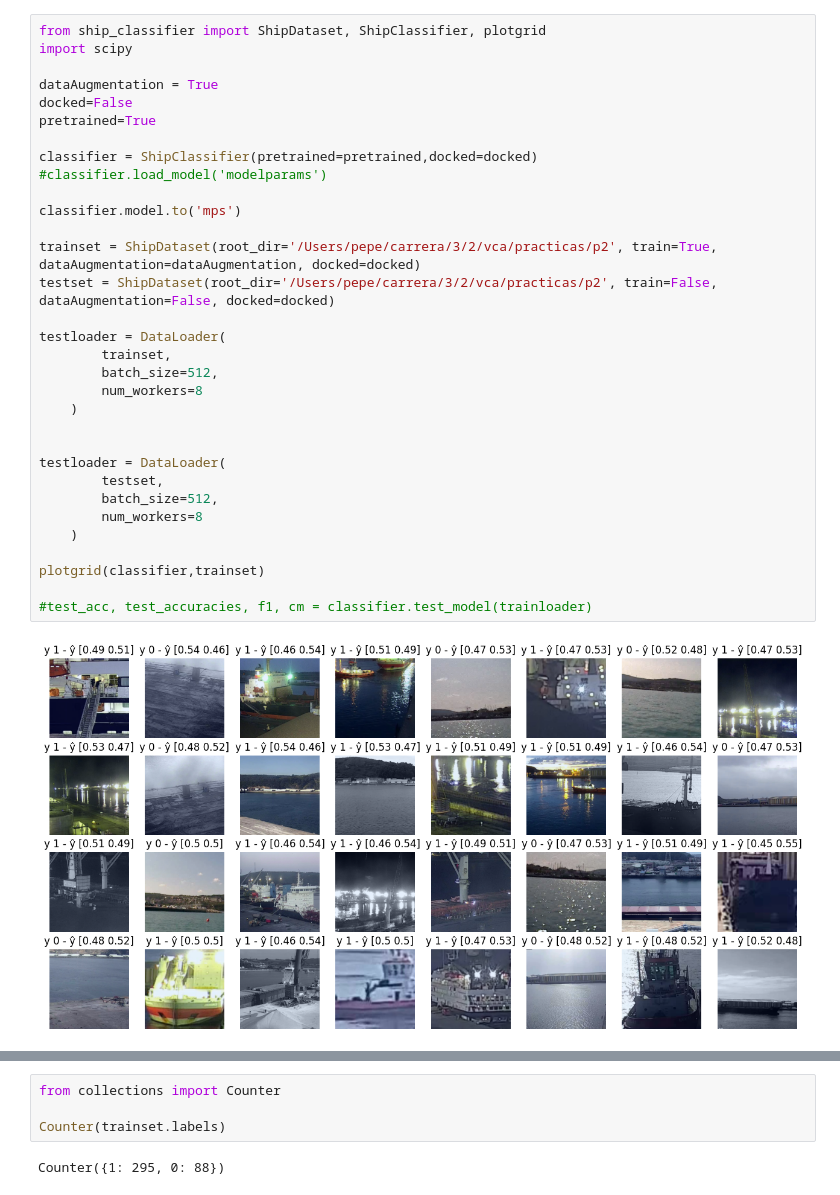
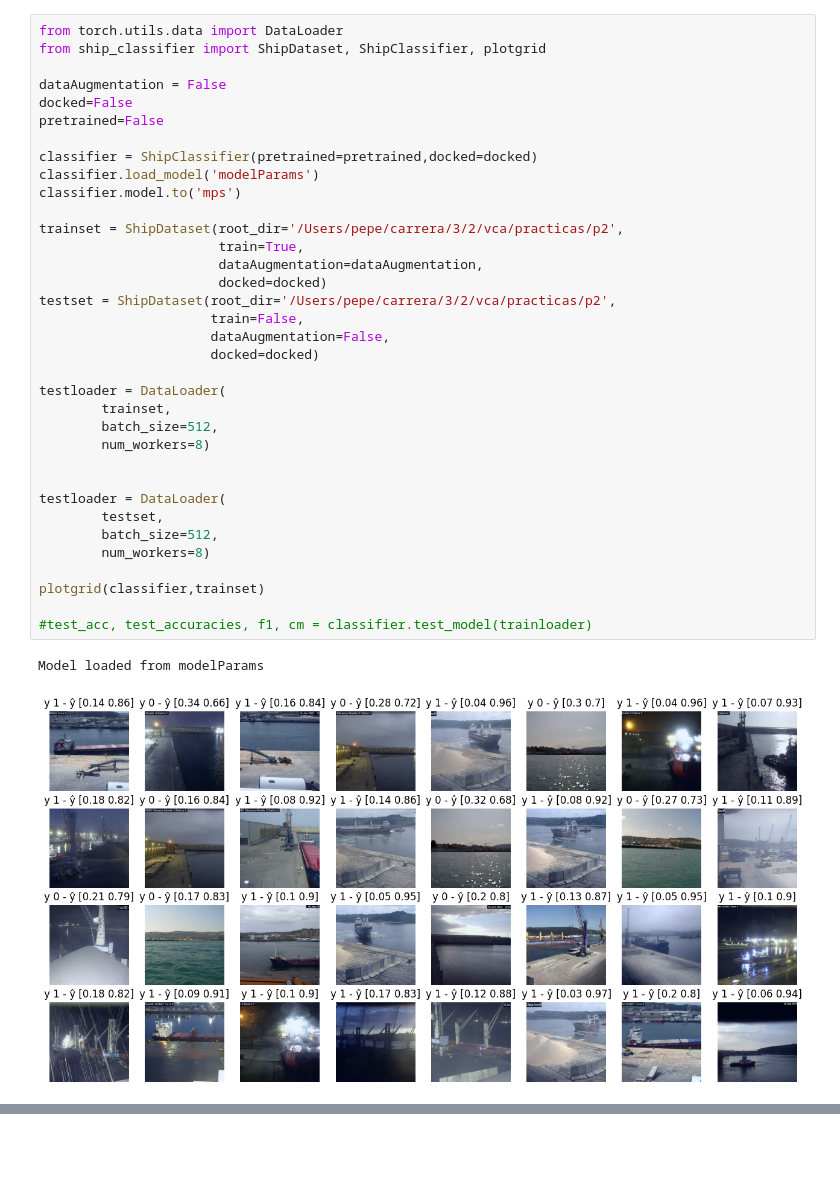
Before and after one commit to PepeRoConde/3year2sem, a Jupyter notebook: vision/p1/pruebas.ipynb, the cells around one changed output, grey strips where cells are left out. Cells and saved outputs as stored; diff of their text form; blank space fills up the shorter version.

```diff
--- a/vision/p1/pruebas.ipynb
+++ b/vision/p1/pruebas.ipynb
@@ -23,34 +5,38 @@ import numpy as np
 # %%
+from torch.utils.data import DataLoader
 from ship_classifier import ShipDataset, ShipClassifier, plotgrid
-import scipy
 
-dataAugmentation = True
+dataAugmentation = False
 docked=False
-pretrained=True
+pretrained=False
 
 classifier = ShipClassifier(pretrained=pretrained,docked=docked)
-#classifier.load_model('modelparams')
-
+classifier.load_model('modelParams')
 classifier.model.to('mps')
 
-trainset = ShipDataset(root_dir='/Users/pepe/carrera/3/2/vca/practicas/p2', train=True, dataAugmentation=dataAugmentation, docked=docked)
-testset = ShipDataset(root_dir='/Users/pepe/carrera/3/2/vca/practicas/p2', train=False, dataAugmentation=False, docked=docked)
+trainset = ShipDataset(root_dir='/Users/pepe/carrera/3/2/vca/practicas/p2',
+                       train=True,
+                       dataAugmentation=dataAugmentation,
+                       docked=docked)
+testset = ShipDataset(root_dir='/Users/pepe/carrera/3/2/vca/practicas/p2',
+                      train=False,
+                      dataAugmentation=False,
+                      docked=docked)
 
 testloader = DataLoader(
         trainset,
         batch_size=512,
-        num_workers=8
-    )
+        num_workers=8)
 
 
 testloader = DataLoader(
         testset,
         batch_size=512,
-        num_workers=8
-    )
+        num_workers=8)
 
 plotgrid(classifier,trainset)
 
 #test_acc, test_accuracies, f1, cm = classifier.test_model(trainloader)
 # %% [output]
+Model loaded from modelParams
-[figure, old version]
+[figure, new version]
@@ -57,7 +44 @@ plotgrid(classifier,trainset)
-# %%
-from collections import Counter
-
-Counter(trainset.labels)
-# %% [output]
-Counter({1: 295, 0: 88})
 # %%
```
Also changed, not shown: parts of 6 cells of this notebook, 2 other files.
